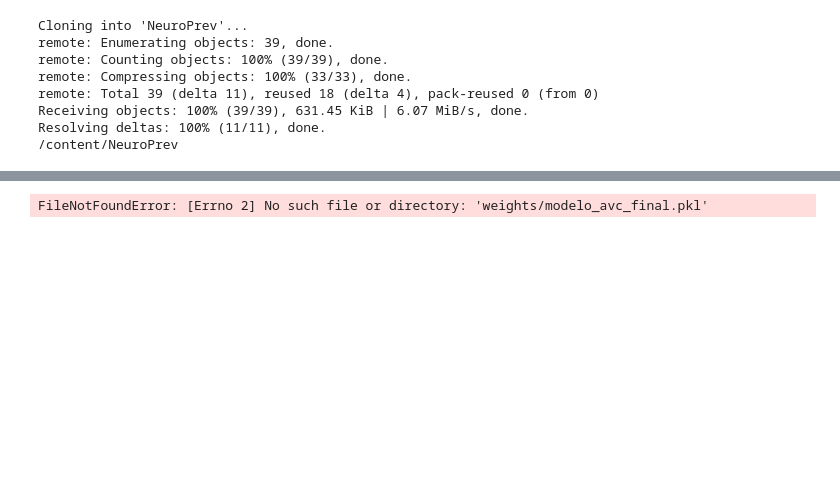
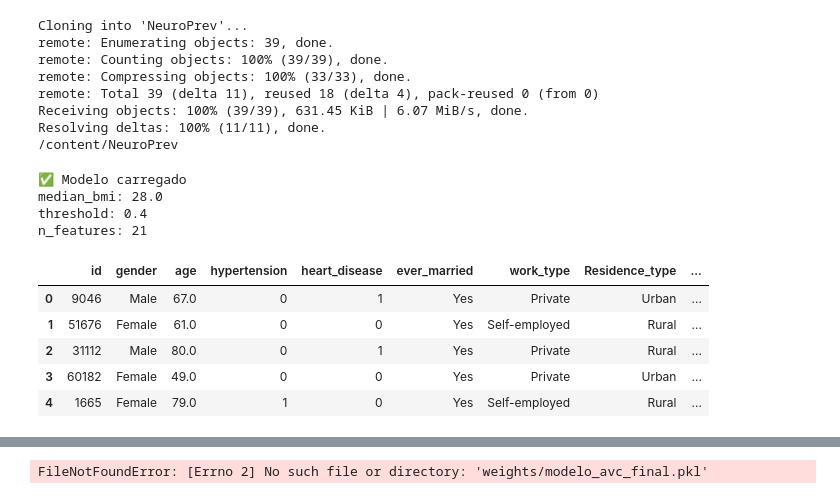
Before and after one commit to luiseduaardo/NeuroPrev, a Jupyter notebook: inferência.ipynb, the cells around one changed output, grey strips where cells are left out. Cells and saved outputs as stored; diff of their text form; code cells hidden in the pictures; blank space fills up the shorter version.

```diff
--- a/inferência.ipynb
+++ b/inferência.ipynb
@@ -14,0 +17,26 @@ Resolving deltas: 100% (11/11), done.
+# %%
+import json
+import joblib
+import pandas as pd
+import numpy as np
+
+# Carrega modelo
+model = joblib.load("weights/xgb_model.pkl")
+
+# Carrega artefatos (median_bmi, threshold e feature_columns)
+with open("weights/xgb_artefatos.json", "r") as f:
+    artefatos = json.load(f)
+
+median_bmi = artefatos["median_bmi"]
+threshold = artefatos["threshold"]
+feature_columns = artefatos["feature_columns"]
+
+print("✅ Modelo carregado")
+print("median_bmi:", median_bmi)
+print("threshold:", threshold)
+print("n_features:", len(feature_columns))
+# %% [output]
+✅ Modelo carregado
+median_bmi: 28.0
+threshold: 0.4
+n_features: 21
@@ -14,0 +64,10 @@ Resolving deltas: 100% (11/11), done.
+# %%
+df_input = pd.read_csv("dataset/healthcare-dataset-stroke-data.csv")
+df_input.head()
+# %% [output]
+|  | id | gender | age | hypertension | heart_disease | ever_married | work_type | Residence_type | ... |
+| 0 | 9046 | Male | 67.0 | 0 | 1 | Yes | Private | Urban | ... |
+| 1 | 51676 | Female | 61.0 | 0 | 0 | Yes | Self-employed | Rural | ... |
+| 2 | 31112 | Male | 80.0 | 0 | 1 | Yes | Private | Rural | ... |
+| 3 | 60182 | Female | 49.0 | 0 | 0 | Yes | Private | Urban | ... |
+| 4 | 1665 | Female | 79.0 | 1 | 0 | Yes | Self-employed | Rural | ... |
```
Also changed, not shown: parts of 4 cells of this notebook, 5 other files.
